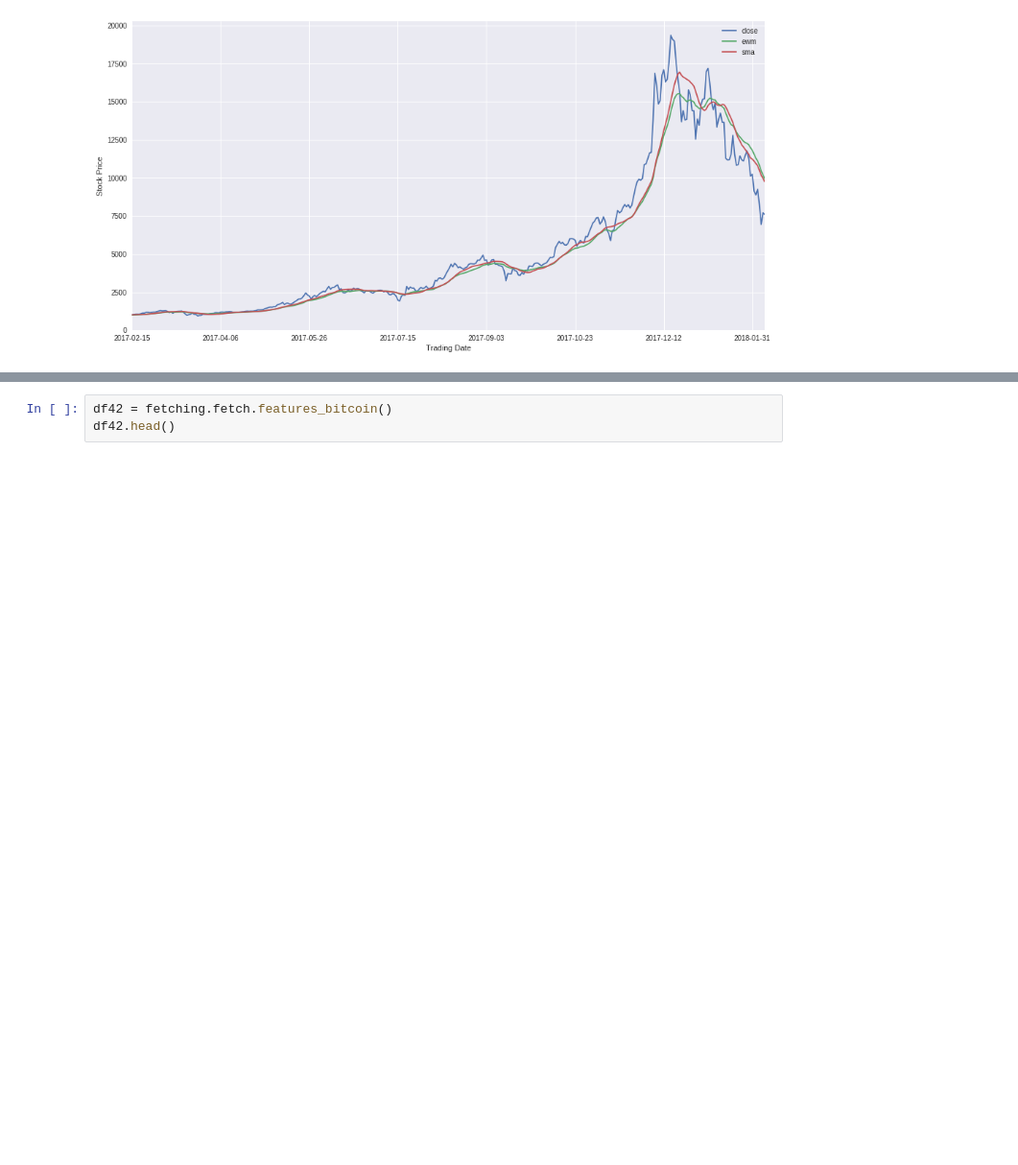
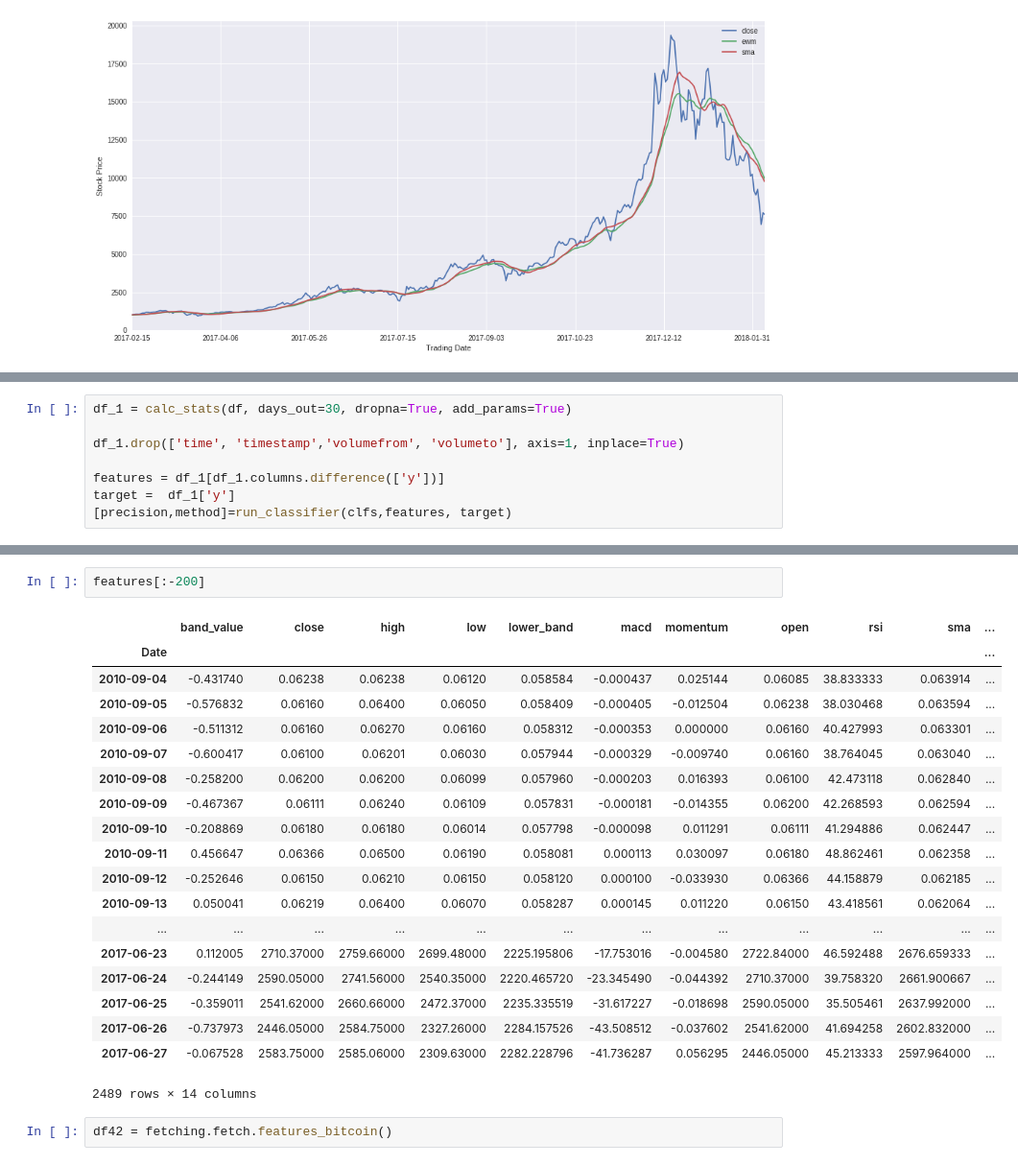
Before and after one commit to machineLearningCryptos/cryptoForecasting, a Jupyter notebook: crypto_forecasting.ipynb, the cells around one changed output, grey strips where cells are left out. Shown at 96% size. Drawn from its saved outputs; the diff is of its cells as text; blank space fills up the shorter version.

```diff
--- a/crypto_forecasting.ipynb
+++ b/crypto_forecasting.ipynb
@@ -211,3 +201,11 @@ def  run_classifier(clsf,X,Y,transformed_data='No'):
         print("")
 
     return precision,method
+# %%
+df_1 = calc_stats(df, days_out=30, dropna=True, add_params=True)
+
+df_1.drop(['time', 'timestamp','volumefrom', 'volumeto'], axis=1, inplace=True)
+
+features = df_1[df_1.columns.difference(['y'])]
+target =  df_1['y']
+[precision,method]=run_classifier(clfs,features, target)
@@ -214,3 +243,24 @@ def  run_classifier(clsf,X,Y,transformed_data='No'):
+# %%
+features[:-200]
+# %% [output]
+|  | band_value | close | high | low | lower_band | macd | momentum | open | rsi | sma | ... |
+| Date |  |  |  |  |  |  |  |  |  |  | ... |
+| 2010-09-04 | -0.431740 | 0.06238 | 0.06238 | 0.06120 | 0.058584 | -0.000437 | 0.025144 | 0.06085 | 38.833333 | 0.063914 | ... |
+| 2010-09-05 | -0.576832 | 0.06160 | 0.06400 | 0.06050 | 0.058409 | -0.000405 | -0.012504 | 0.06238 | 38.030468 | 0.063594 | ... |
+| 2010-09-06 | -0.511312 | 0.06160 | 0.06270 | 0.06160 | 0.058312 | -0.000353 | 0.000000 | 0.06160 | 40.427993 | 0.063301 | ... |
+| 2010-09-07 | -0.600417 | 0.06100 | 0.06201 | 0.06030 | 0.057944 | -0.000329 | -0.009740 | 0.06160 | 38.764045 | 0.063040 | ... |
+| 2010-09-08 | -0.258200 | 0.06200 | 0.06200 | 0.06099 | 0.057960 | -0.000203 | 0.016393 | 0.06100 | 42.473118 | 0.062840 | ... |
+| 2010-09-09 | -0.467367 | 0.06111 | 0.06240 | 0.06109 | 0.057831 | -0.000181 | -0.014355 | 0.06200 | 42.268593 | 0.062594 | ... |
+| 2010-09-10 | -0.208869 | 0.06180 | 0.06180 | 0.06014 | 0.057798 | -0.000098 | 0.011291 | 0.06111 | 41.294886 | 0.062447 | ... |
+| 2010-09-11 | 0.456647 | 0.06366 | 0.06500 | 0.06190 | 0.058081 | 0.000113 | 0.030097 | 0.06180 | 48.862461 | 0.062358 | ... |
+| 2010-09-12 | -0.252646 | 0.06150 | 0.06210 | 0.06150 | 0.058120 | 0.000100 | -0.033930 | 0.06366 | 44.158879 | 0.062185 | ... |
+| 2010-09-13 | 0.050041 | 0.06219 | 0.06400 | 0.06070 | 0.058287 | 0.000145 | 0.011220 | 0.06150 | 43.418561 | 0.062064 | ... |
+| ... | ... | ... | ... | ... | ... | ... | ... | ... | ... | ... | ... |
+| 2017-06-23 | 0.112005 | 2710.37000 | 2759.66000 | 2699.48000 | 2225.195806 | -17.753016 | -0.004580 | 2722.84000 | 46.592488 | 2676.659333 | ... |
+| 2017-06-24 | -0.244149 | 2590.05000 | 2741.56000 | 2540.35000 | 2220.465720 | -23.345490 | -0.044392 | 2710.37000 | 39.758320 | 2661.900667 | ... |
+| 2017-06-25 | -0.359011 | 2541.62000 | 2660.66000 | 2472.37000 | 2235.335519 | -31.617227 | -0.018698 | 2590.05000 | 35.505461 | 2637.992000 | ... |
+| 2017-06-26 | -0.737973 | 2446.05000 | 2584.75000 | 2327.26000 | 2284.157526 | -43.508512 | -0.037602 | 2541.62000 | 41.694258 | 2602.832000 | ... |
+| 2017-06-27 | -0.067528 | 2583.75000 | 2585.06000 | 2309.63000 | 2282.228796 | -41.736287 | 0.056295 | 2446.05000 | 45.213333 | 2597.964000 | ... |
+2489 rows × 14 columns
 # %%
 df42 = fetching.fetch.features_bitcoin()
-df42.head()
```
Also changed, not shown: parts of 5 cells of this notebook.
